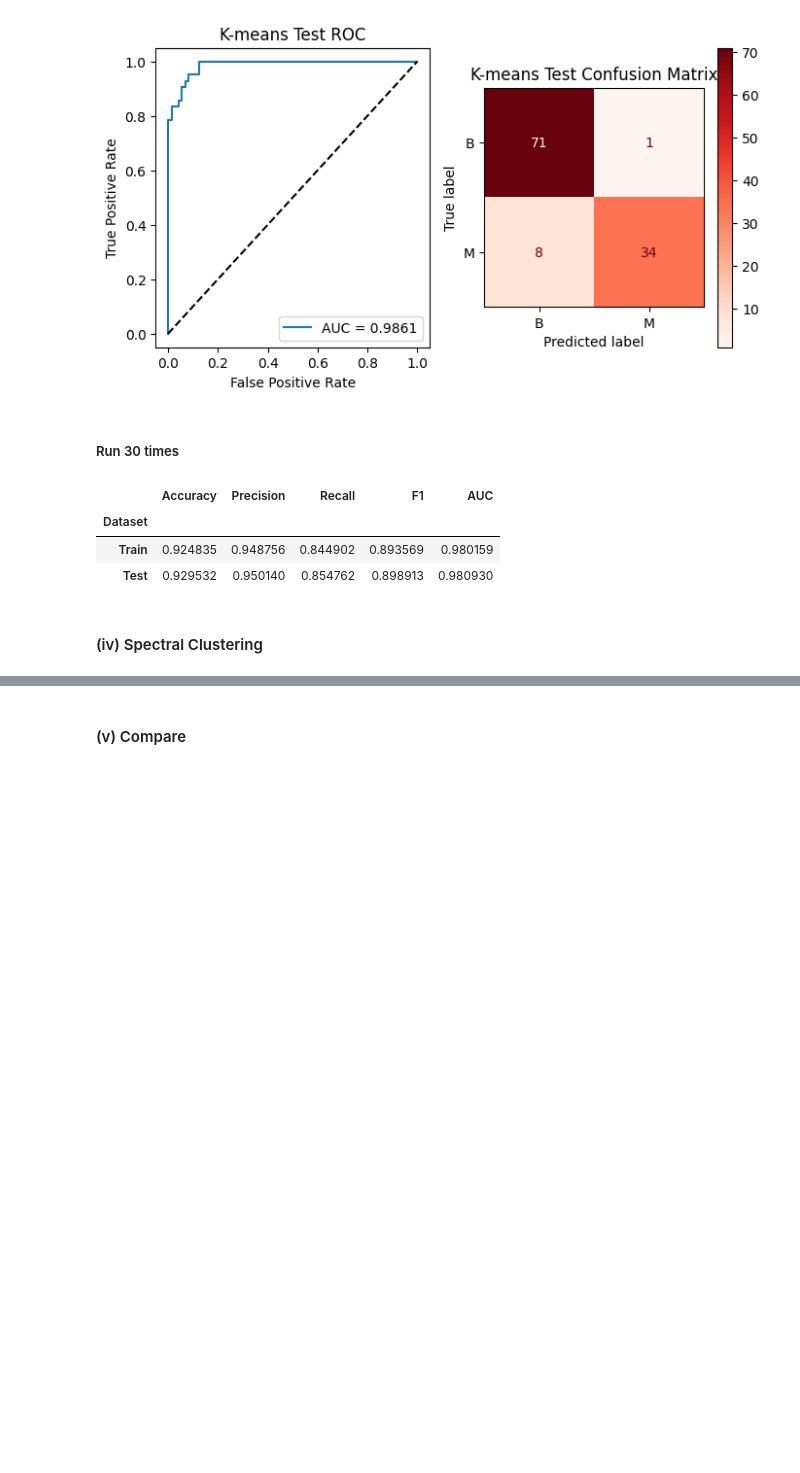
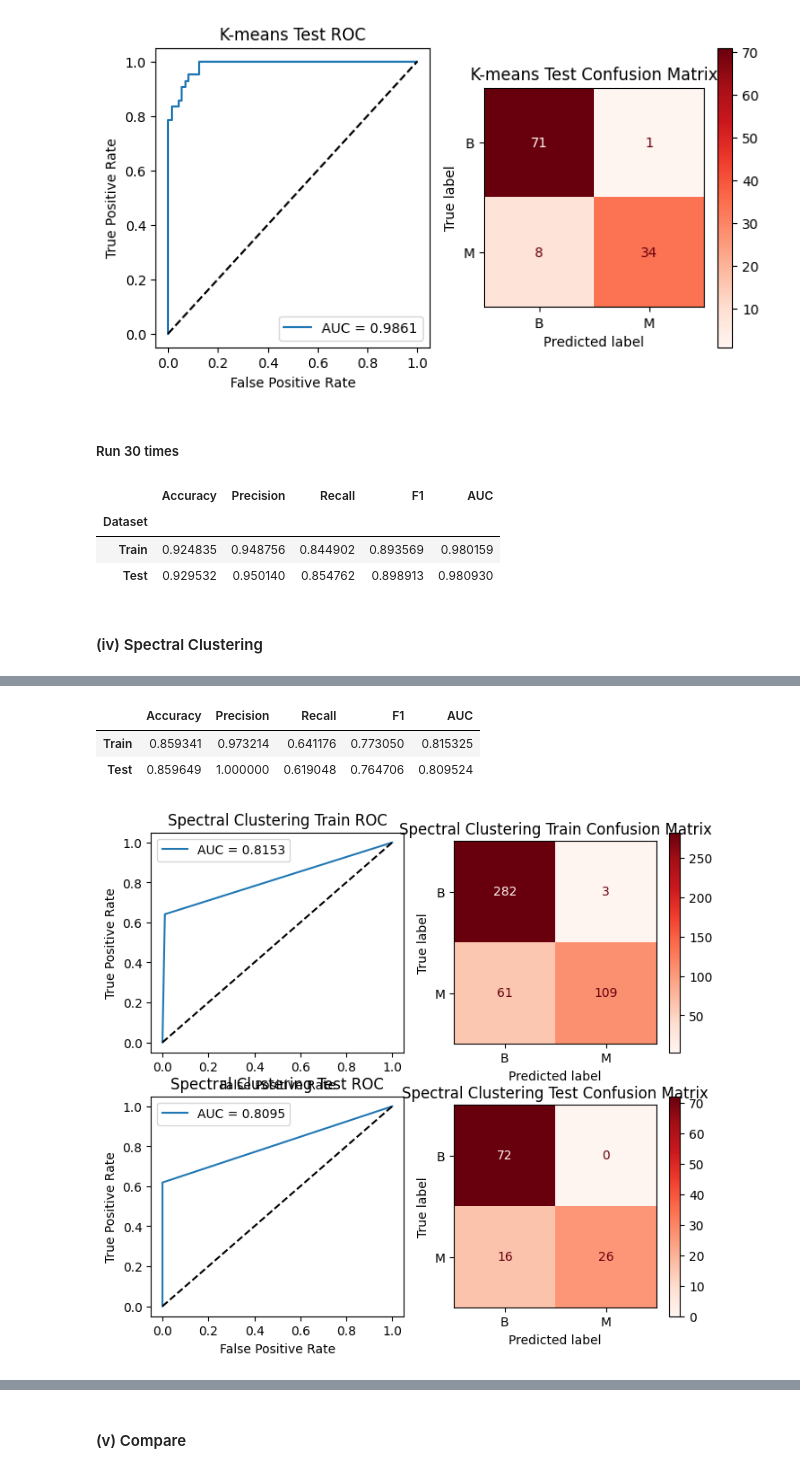
Before and after one commit to cxieusc/DSCI_552_HW8, a Jupyter notebook: notebook/Xie_Chong_HW8.ipynb, the cells around one changed output, grey strips where cells are left out. Drawn from its saved outputs; the diff is of its cells as text; code cells hidden in the pictures; blank space fills up the shorter version.

```diff
--- a/notebook/Xie_Chong_HW8.ipynb
+++ b/notebook/Xie_Chong_HW8.ipynb
@@ -641,0 +706,51 @@ display(kmeans_summary)
+# %%
+spectral_example = run_spectral(seed=42)
+
+spectral_single_results = {
+    split: kmeans_metrics(y_true, predictions, scores)
+    for split, (y_true, predictions, scores)
+    in spectral_example.items()
+}
+
+display(pd.DataFrame(spectral_single_results).T)
+# %% [output]
+|  | Accuracy | Precision | Recall | F1 | AUC |
+| Train | 0.859341 | 0.973214 | 0.641176 | 0.773050 | 0.815325 |
+| Test | 0.859649 | 1.000000 | 0.619048 | 0.764706 | 0.809524 |
+# %%
+fig, axes = plt.subplots(2, 2, figsize=(8, 7))
+
+for row, split in enumerate(['Train', 'Test']):
+    y_true, predictions, scores = spectral_example[split]
+
+    fpr, tpr, _ = roc_curve(
+        y_true, scores, pos_label='M'
+    )
+    auc_value = roc_auc_score(y_true, scores)
+
+    axes[row, 0].plot(
+        fpr, tpr,
+        label=f'AUC = {auc_value:.4f}'
+    )
+    axes[row, 0].plot([0, 1], [0, 1], 'k--')
+    axes[row, 0].set(
+        xlabel='False Positive Rate',
+        ylabel='True Positive Rate',
+        title=f'Spectral Clustering {split} ROC'
+    )
+    axes[row, 0].legend()
+
+    ConfusionMatrixDisplay.from_predictions(
+        y_true,
+        predictions,
+        labels=['B', 'M'],
+        cmap='Reds',
+        ax=axes[row, 1]
+    )
+    axes[row, 1].set_title(
+        f'Spectral Clustering {split} Confusion Matrix'
+    )
+
+plt.show()
+# %% [output]
+[figure, added]
```
Also changed, not shown: parts of 7 cells of this notebook.
